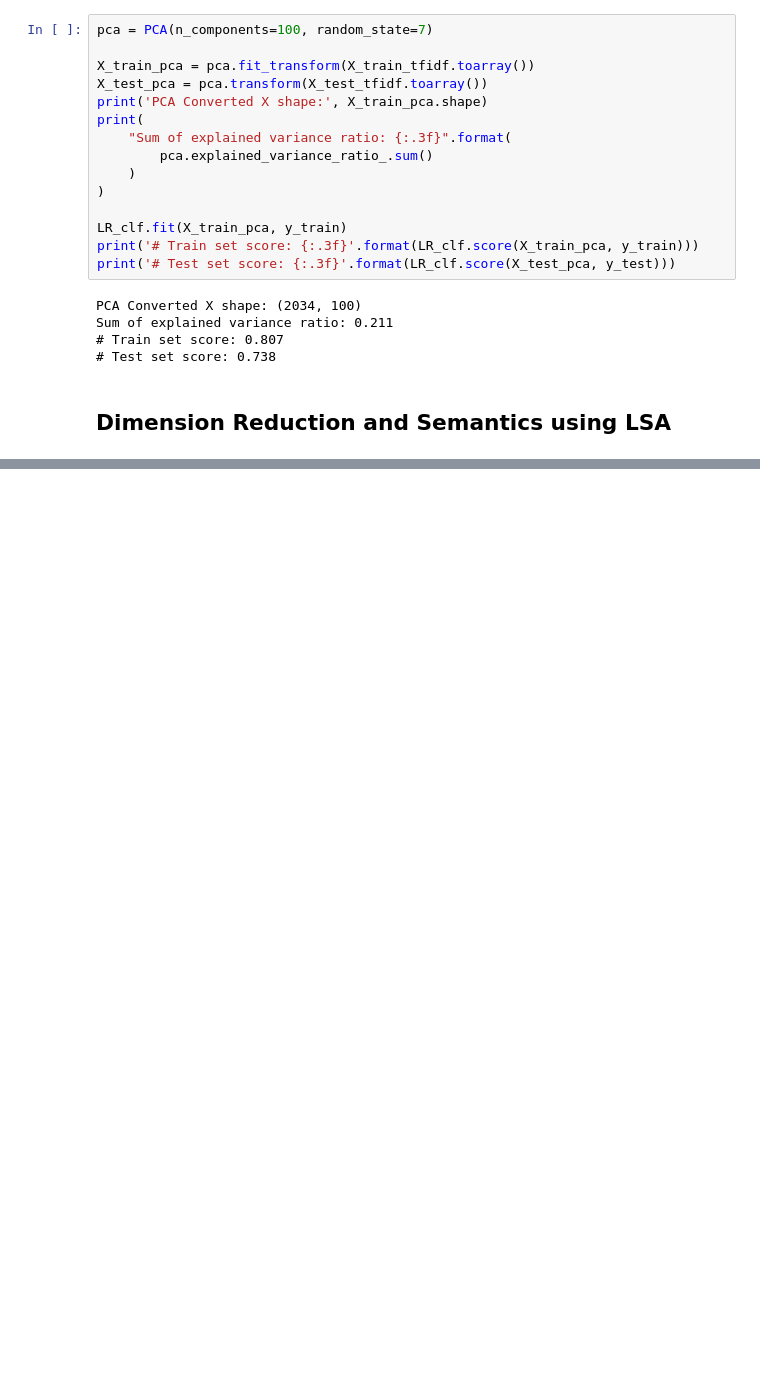
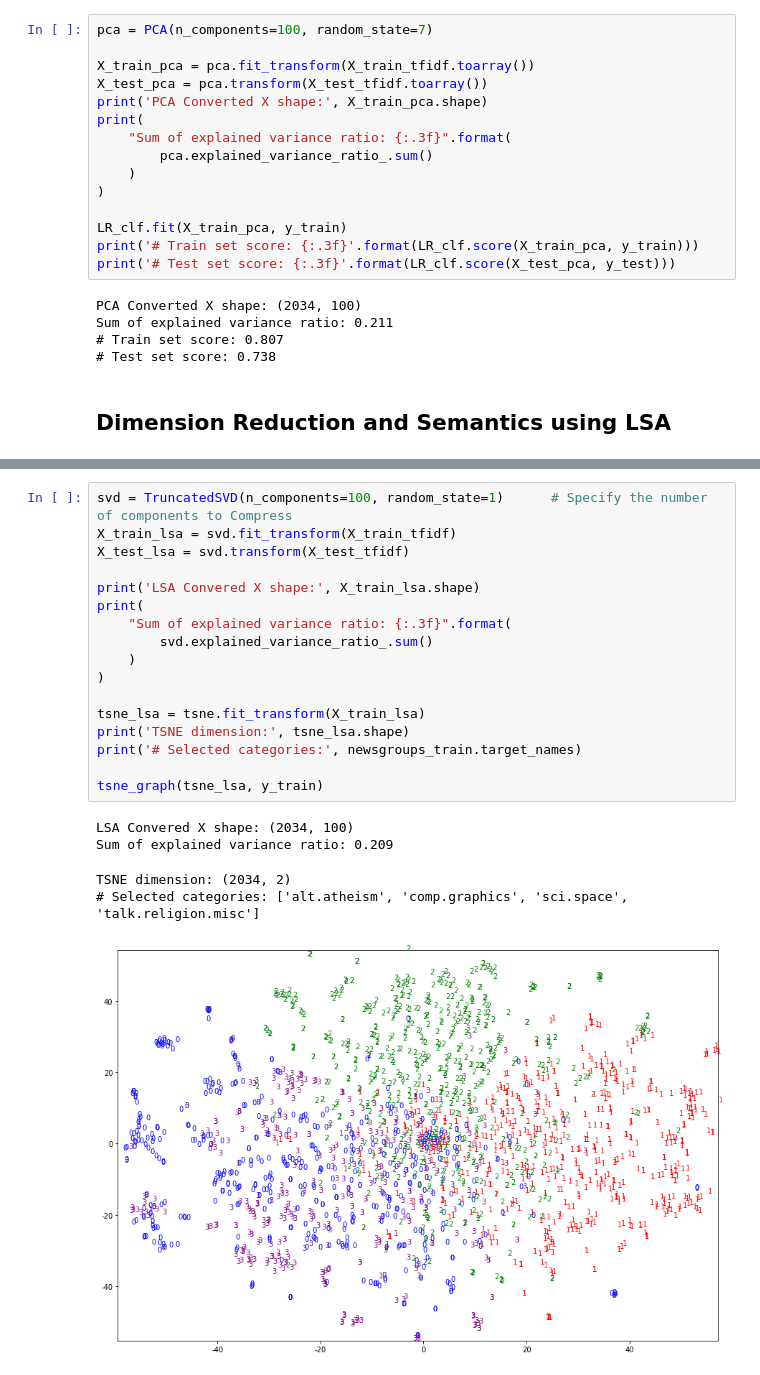
Before and after one commit to RJ-Stony/A-Complete-Guide-to-TM, a Jupyter notebook: 05)Dimensionality_Reduction.ipynb, the cells around one changed output, grey strips where cells are left out. Cells and saved outputs as stored; diff of their text form; blank space fills up the shorter version.

```diff
--- a/05)Dimensionality_Reduction.ipynb
+++ b/05)Dimensionality_Reduction.ipynb
@@ -150,0 +343,23 @@ Sum of explained variance ratio: 0.211
+# %%
+svd = TruncatedSVD(n_components=100, random_state=1)      # Specify the number of components to Compress
+X_train_lsa = svd.fit_transform(X_train_tfidf)
+X_test_lsa = svd.transform(X_test_tfidf)
+
+print('LSA Convered X shape:', X_train_lsa.shape)
+print(
+    "Sum of explained variance ratio: {:.3f}".format(
+        svd.explained_variance_ratio_.sum()
+    )
+)
+
+tsne_lsa = tsne.fit_transform(X_train_lsa)
+print('TSNE dimension:', tsne_lsa.shape)
+print('# Selected categories:', newsgroups_train.target_names)
+
+tsne_graph(tsne_lsa, y_train)
+# %% [output]
+LSA Convered X shape: (2034, 100)
+Sum of explained variance ratio: 0.209
+TSNE dimension: (2034, 2)
+# Selected categories: ['alt.atheism', 'comp.graphics', 'sci.space', 'talk.religion.misc']
+[figure, added]
```
Also changed, not shown: parts of 12 cells of this notebook.
